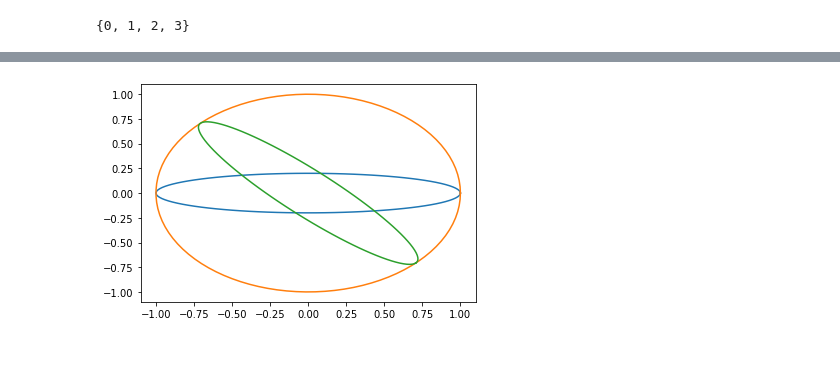
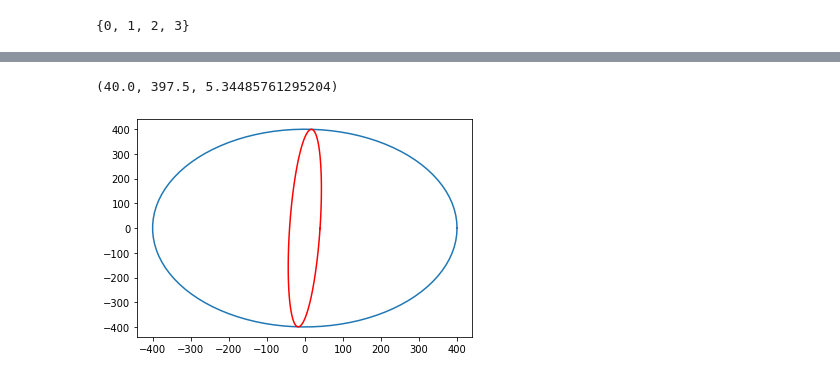
Before and after one commit to PhiDCH/mpc_isaac_sim, a Jupyter notebook: test1.ipynb, the cells around one changed output, grey strips where cells are left out. Saved outputs shown, nothing was run; the diff lists cells and outputs as text; code cells hidden in the pictures.

```diff
--- a/test1.ipynb
+++ b/test1.ipynb
@@ -141,0 +150,3 @@ plt.imshow(img_show)
+# %%
+hull = hull.reshape((-1,2))
+hull
@@ -141,0 +167,7 @@ plt.imshow(img_show)
+# %%
+plt.scatter(hull[:,0], hull[:,1], color='blue')
+center = np.mean(hull, axis=0)
+plt.scatter(center[0], center[1], color='red')
+a,b,rot = get_ellipse_params(hull-center)
+elip = draw_ellipse(a, b, 75)
+plt.plot(elip[:,0]+center[0], elip[:,1]+center[1])
@@ -141,0 +177,11 @@ plt.imshow(img_show)
+# %%
+from numpy import pi, cos, sin
+
+def draw_ellipse(a,b,rot):
+    rot = (rot/360)*pi
+    t = np.linspace(0,2*pi,100)
+    R_rot = np.array([[cos(rot), -sin(rot)],[sin(rot), cos(rot)]])
+    x = a*cos(t)
+    y = b*sin(t)
+    xy_rot = np.dot(np.vstack((x,y)).T,R_rot)
+    return xy_rot
@@ -142,23 +236,38 @@ plt.imshow(img_show)
+# %%
+elip
+# %% [output]
+(40.0, 397.5, 5.34485761295204)
 # %%
 from numpy import pi, cos, sin
 
-a = 1
-b = 0.2
+def draw_ellipse(x,y,a,b,rot):
+    rot = (rot/360)*pi
+    t = np.linspace(0,2*pi,100)
+    R_rot = np.array([[cos(rot), -sin(rot)],[sin(rot), cos(rot)]])
+    x = a*cos(t)
+    y = b*sin(t)
+    xy_rot = np.dot(np.vstack((x,y)).T,R_rot)
+    xy_rot[:,0] += x
+    xy_rot[:,1] += y
+    return xy_rot
+
+a = 40
+b = 400
 t = np.linspace(0, 2*pi, 100)
+
+plt.plot(b*cos(t), b*sin(t))
 
 x = a*cos(t)
 y = b*sin(t)
 
-t_rot = pi/4
+t_rot = (5/360)*pi
 R_rot = np.array([[cos(t_rot), -sin(t_rot)],[sin(t_rot), cos(t_rot)]])
 
 xy_rot = np.dot(np.vstack((x,y)).T,R_rot)
 
-plt.plot(x,y)
-plt.plot(cos(t), sin(t))
-plt.plot(xy_rot[:,0], xy_rot[:,1])
+plt.plot(xy_rot[:,0], xy_rot[:,1], 'r')
 plt.show()
 # %% [output]
-[figure, old version]
+[figure, new version]
 # %%
 xy = np.vstack((x,y)).T
```
Also changed, not shown: parts of 9 cells of this notebook.
